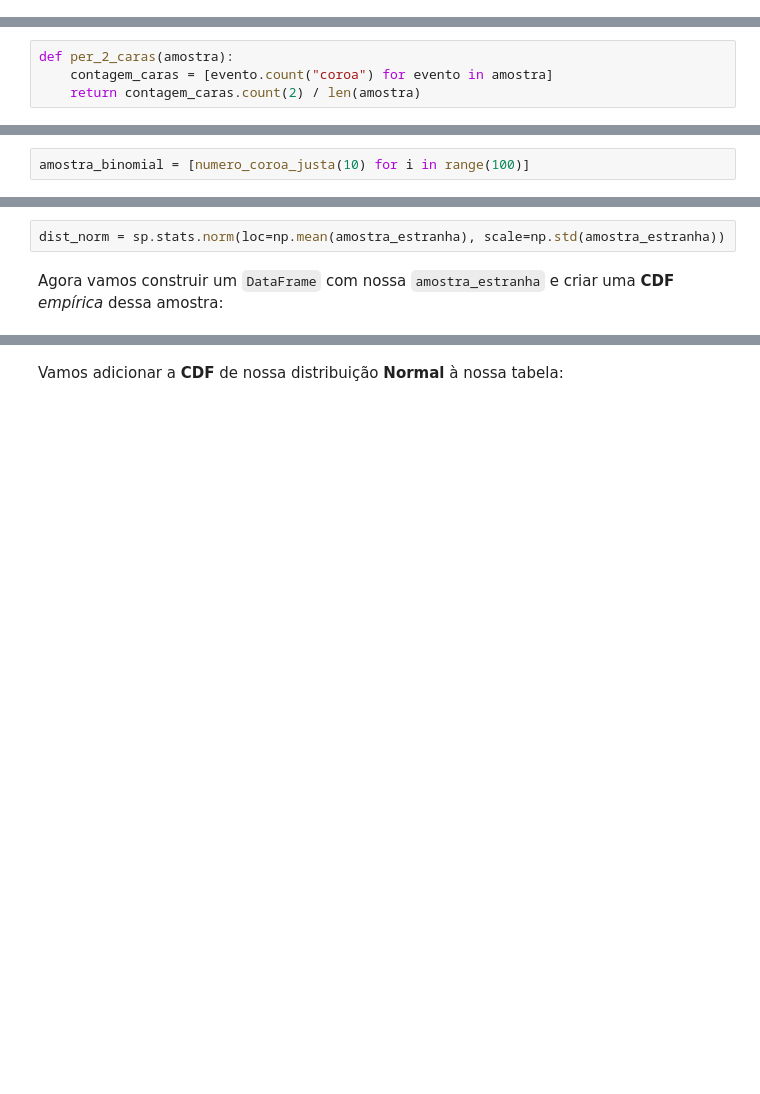
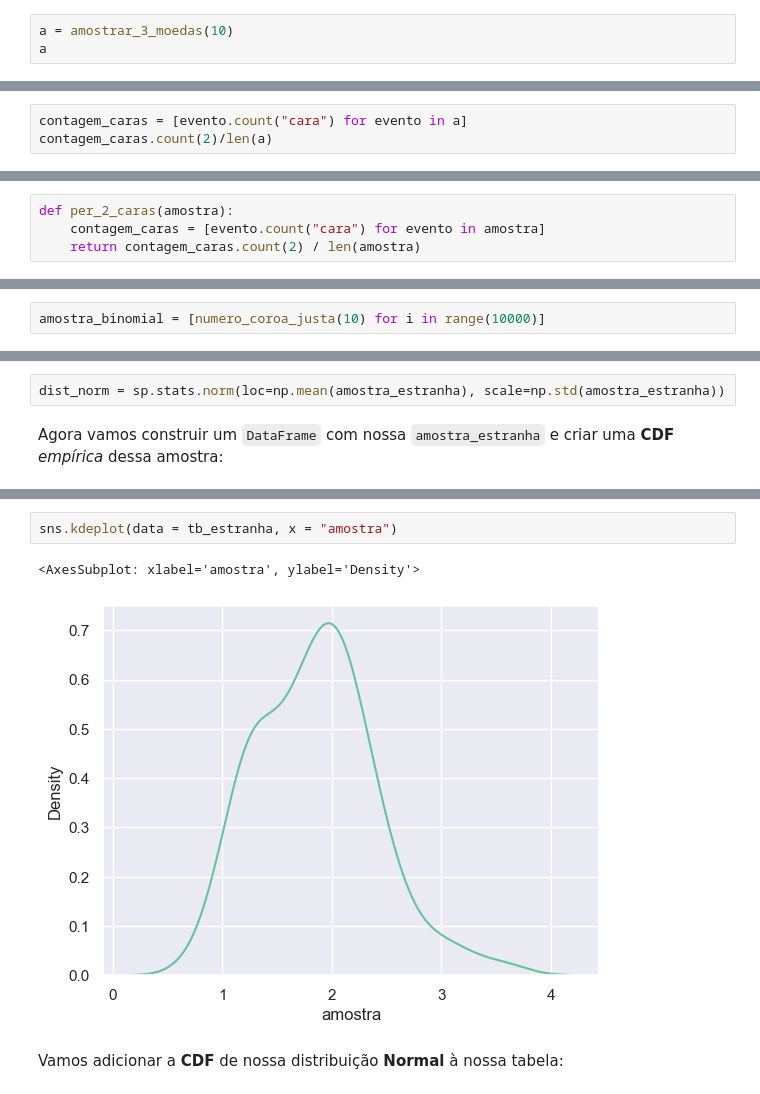
Before and after one commit to sadguilherme/99_PT_JAN2023, a Jupyter notebook: aulas/20230420 Probabilidade.ipynb, the cells around one changed output, grey strips where cells are left out. Cells and saved outputs as stored; diff of their text form; blank space fills up the shorter version.

```diff
--- a/aulas/20230420 Probabilidade.ipynb
+++ b/aulas/20230420 Probabilidade.ipynb
@@ -106,2 +149,5 @@ amostrar_3_moedas(10)
 # %% [markdown]
 Agora vamos construir uma função para calcular a **% de observações com duas caras** para uma dada amostra:
+# %%
+a = amostrar_3_moedas(10)
+a
@@ -107,0 +165,3 @@ Agora vamos construir uma função para calcular a **% de observações com duas
+# %%
+contagem_caras = [evento.count("cara") for evento in a]
+contagem_caras.count(2)/len(a)
@@ -108,5 +170,5 @@ Agora vamos construir uma função para calcular a **% de observações com duas
 # %%
 def per_2_caras(amostra):
-    contagem_caras = [evento.count("coroa") for evento in amostra]
+    contagem_caras = [evento.count("cara") for evento in amostra]
     return contagem_caras.count(2) / len(amostra)
 # %%
@@ -206,6 +339,6 @@ numero_coroa_justa(10)
 # %% [markdown]
 A função acima retorna o **número de coroas**, *N*, em *M* lances de uma moeda justa. Vamos utilizar essa função para amostrar a distribuição Binomial através de uma `list comprehension`:
 # %%
-amostra_binomial = [numero_coroa_justa(10) for i in range(100)]
+amostra_binomial = [numero_coroa_justa(10) for i in range(10000)]
 # %%
 amostra_binomial[0:6]
@@ -609,3 +1116,8 @@ tb_estranha
+# %%
+sns.kdeplot(data = tb_estranha, x = "amostra")
+# %% [output]
+<AxesSubplot: xlabel='amostra', ylabel='Density'>
+[figure, added]
 # %% [markdown]
 Vamos adicionar a **CDF** de nossa distribuição **Normal** à nossa tabela:
 # %%
```
Also changed, not shown: parts of 89 cells of this notebook, 4 other files.
